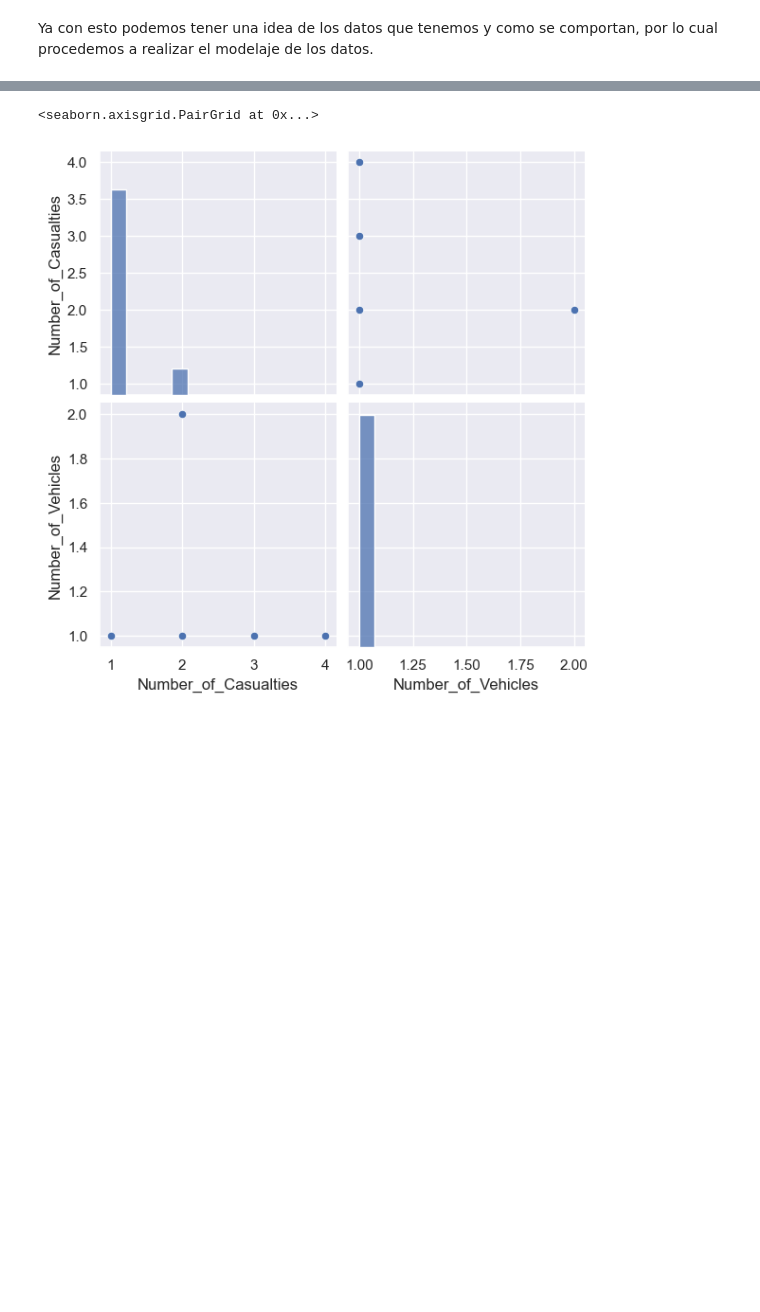
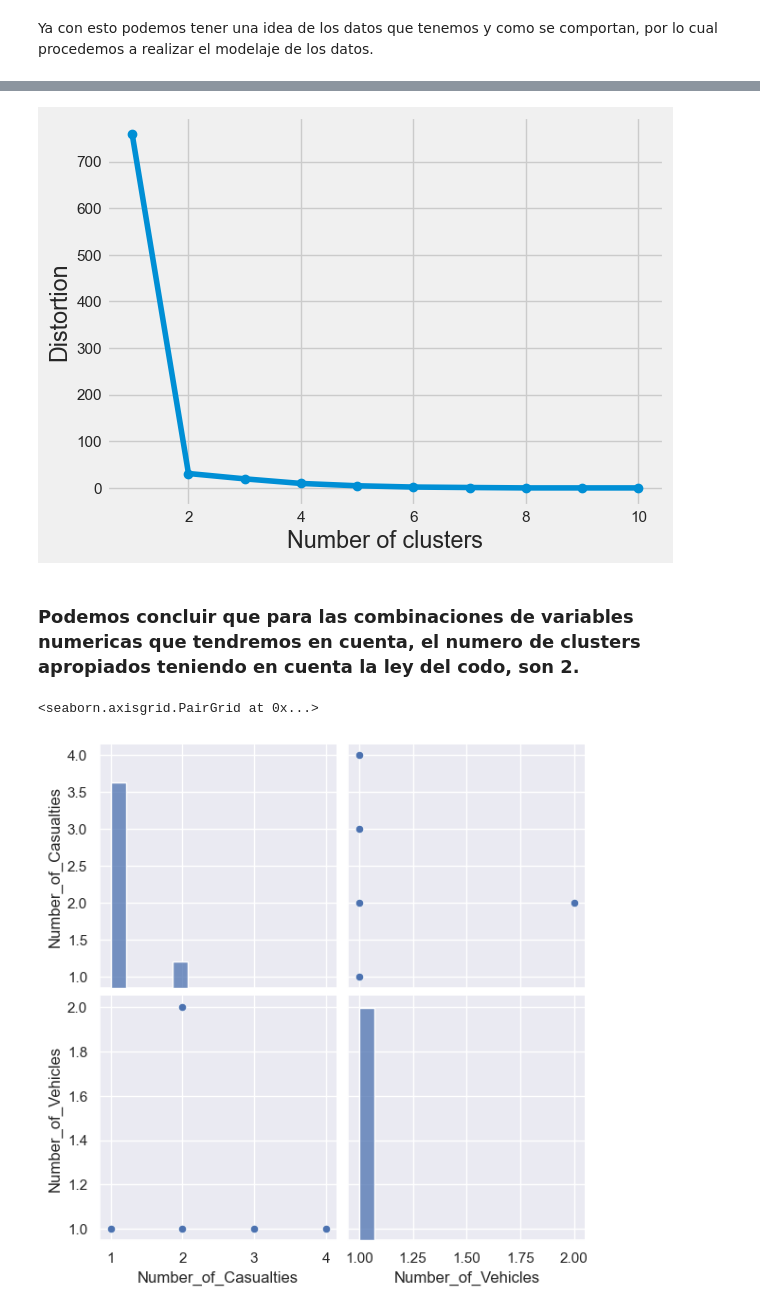
Before and after one commit to Zucaritas-BI/Laboratorio-1, a Jupyter notebook: Lab 1 - Clustering/laboratorio_desarrollo.ipynb, the cells around one changed output, grey strips where cells are left out. Cells and saved outputs as stored; diff of their text form; code cells hidden in the pictures; blank space fills up the shorter version.

```diff
--- a/Lab 1 - Clustering/laboratorio_desarrollo.ipynb
+++ b/Lab 1 - Clustering/laboratorio_desarrollo.ipynb
@@ -555 +624,7 @@ plt.show()
+# %%
+plot_distortion(df_accidents_prep_norm3)
+# %% [output]
+[figure, added]
+# %% [markdown]
+### Podemos concluir que para las combinaciones de variables numericas que tendremos en cuenta, el numero de clusters apropiados teniendo en cuenta la ley del codo, son 2.
 # %%
```
Also changed, not shown: parts of 43 cells of this notebook.
